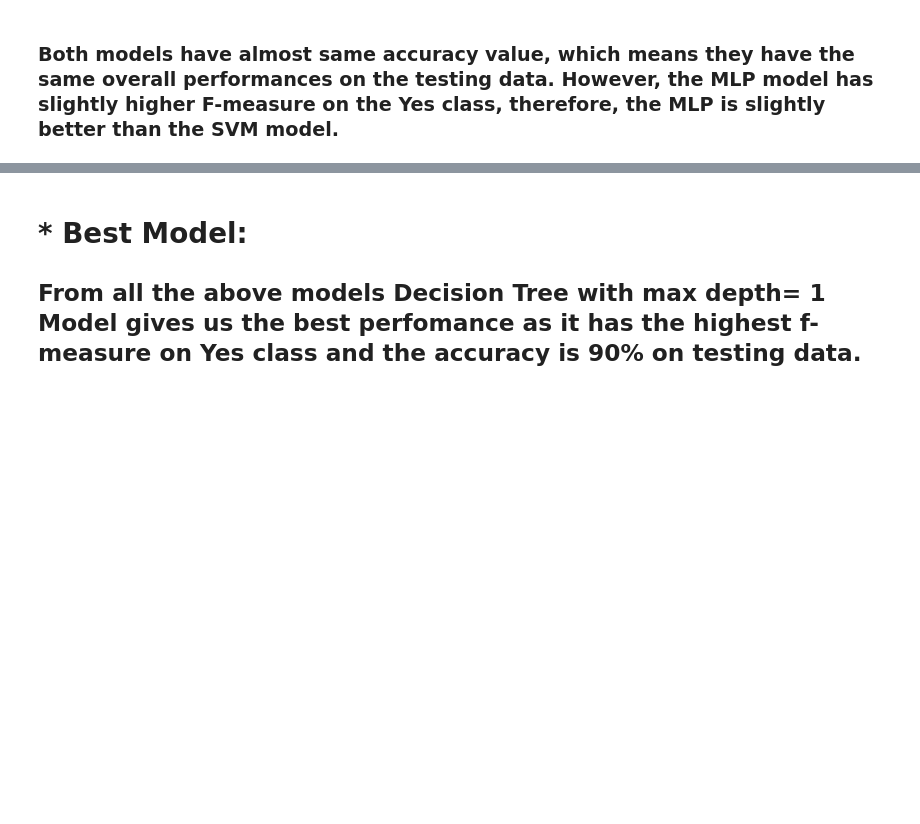
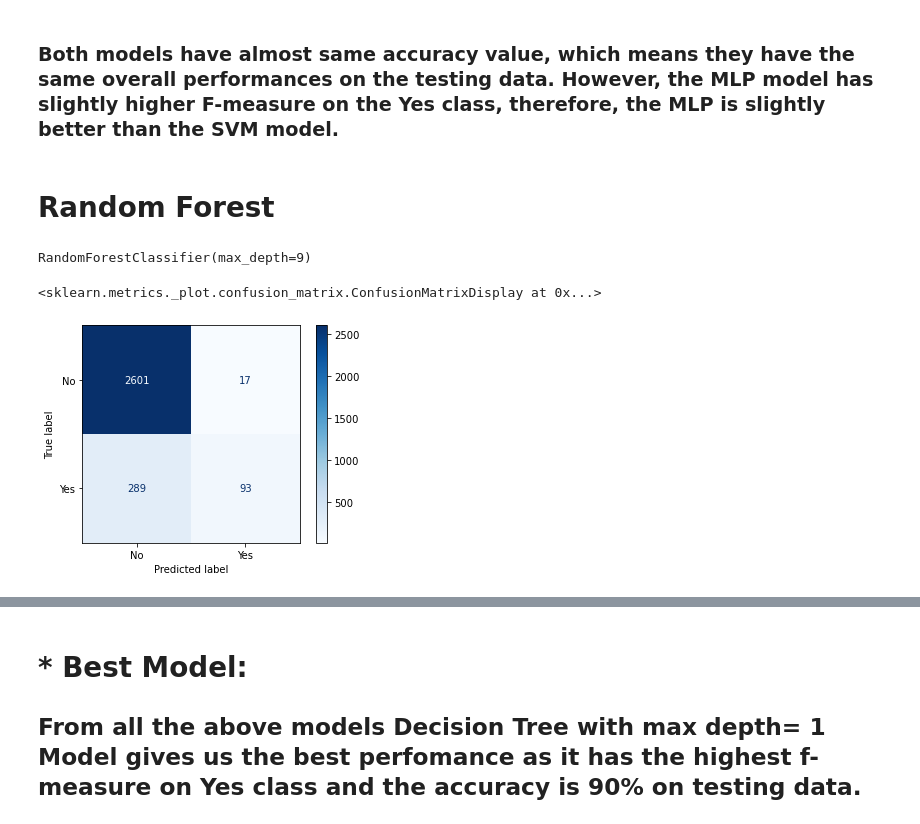
Before and after one commit to yashmishra01/Predicting-poor-automotive-purchase, a Jupyter notebook: CAR AUCTION BAD BUY PREDICTION.ipynb, the cells around one changed output, grey strips where cells are left out. Cells and saved outputs as stored; diff of their text form; code cells hidden in the pictures; blank space fills up the shorter version.

```diff
--- a/CAR AUCTION BAD BUY PREDICTION.ipynb
+++ b/CAR AUCTION BAD BUY PREDICTION.ipynb
@@ -598,3 +600,10 @@ weighted avg       0.88      0.89      0.87      3000
 ## SVM or MLP which is better?
 # %% [markdown]
 ### Both models have almost same accuracy value, which means they have the same overall performances on the testing data. However, the MLP model has slightly higher F-measure on the Yes class, therefore, the MLP is slightly better than the SVM model.
+# %% [markdown]
+# Random Forest
+# %%
+model_rf = RandomForestClassifier(n_estimators=100,max_depth=9)
+model_rf.fit(predictors_train, target_train)
+# %% [output]
+RandomForestClassifier(max_depth=9)
@@ -600,0 +613,6 @@ weighted avg       0.88      0.89      0.87      3000
+# %%
+# Examine the evaluation results on testing data: confusion_matrix
+plot_confusion_matrix(model_rf, predictors_test, target_test, cmap=plt.cm.Blues, values_format='d')
+# %% [output]
+<sklearn.metrics._plot.confusion_matrix.ConfusionMatrixDisplay at 0x...>
+[figure, added]
```
Also changed, not shown: parts of 12 cells of this notebook.
